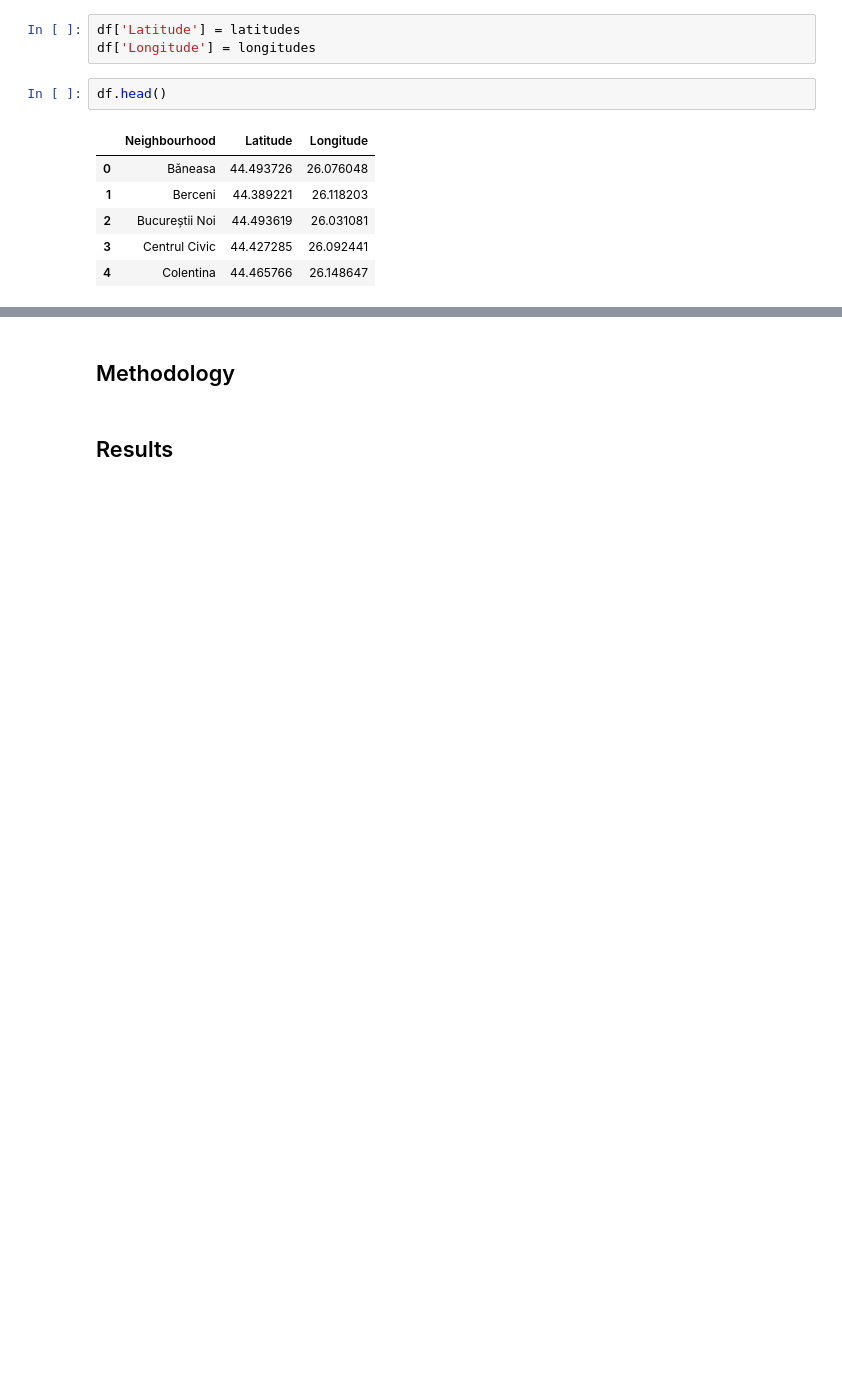
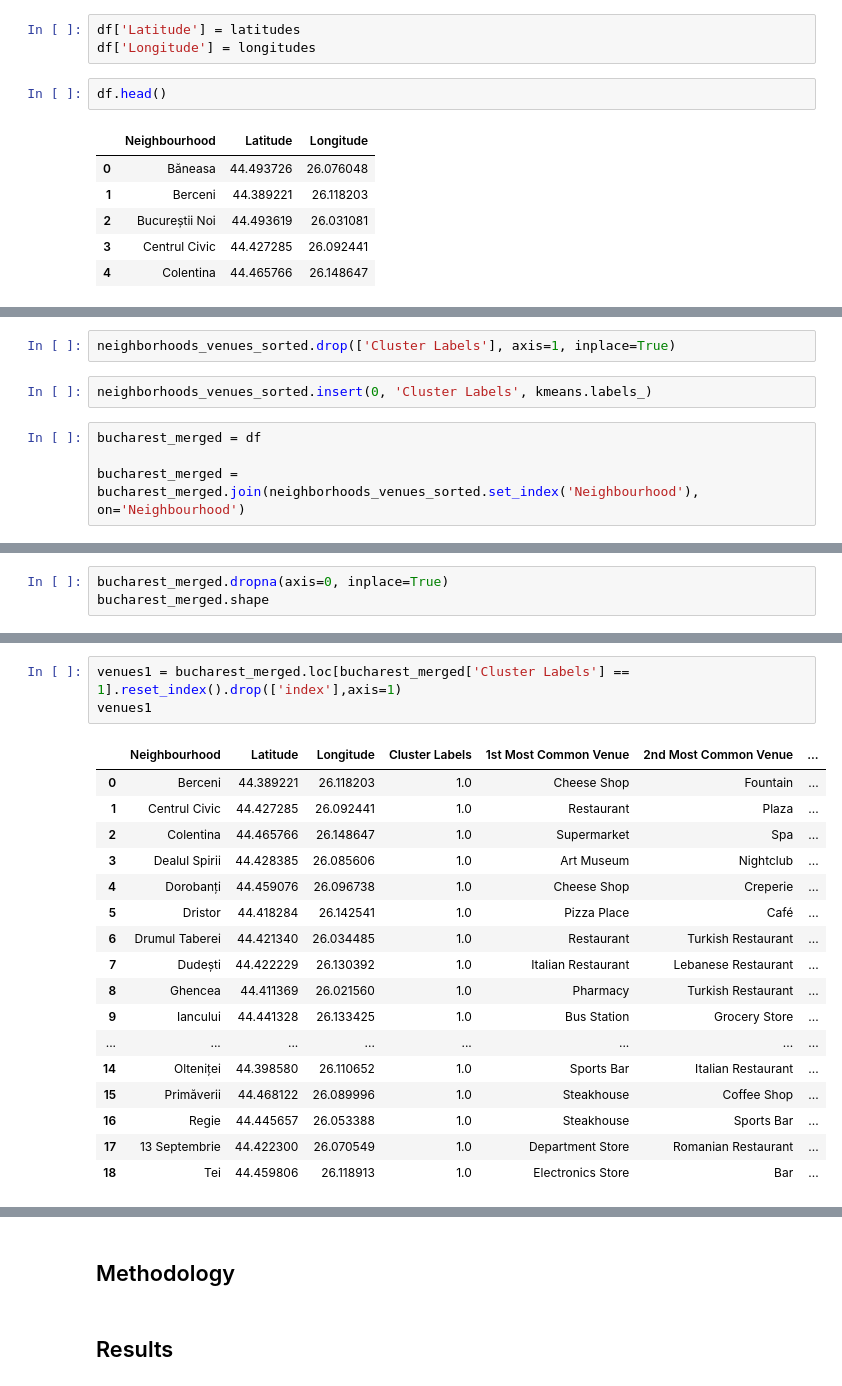
Before and after one commit to silvyshor/Phyton-SQL-projects-for-IBM-Data-Science, a Jupyter notebook: Silvia's 'Dress to Impress' Project.ipynb, the cells around one changed output, grey strips where cells are left out. Cells and saved outputs as stored; diff of their text form; blank space fills up the shorter version.

```diff
--- a/Silvia's 'Dress to Impress' Project.ipynb
+++ b/Silvia's 'Dress to Impress' Project.ipynb
@@ -126,0 +472,8 @@ df.head()
+# %%
+neighborhoods_venues_sorted.drop(['Cluster Labels'], axis=1, inplace=True)
+# %%
+neighborhoods_venues_sorted.insert(0, 'Cluster Labels', kmeans.labels_)
+# %%
+bucharest_merged = df
+
+bucharest_merged = bucharest_merged.join(neighborhoods_venues_sorted.set_index('Neighbourhood'), on='Neighbourhood')
@@ -126,0 +495,3 @@ df.head()
+# %%
+bucharest_merged.dropna(axis=0, inplace=True)
+bucharest_merged.shape
@@ -126,0 +564,21 @@ df.head()
+# %%
+venues1 = bucharest_merged.loc[bucharest_merged['Cluster Labels'] == 1].reset_index().drop(['index'],axis=1)
+venues1
+# %% [output]
+|  | Neighbourhood | Latitude | Longitude | Cluster Labels | 1st Most Common Venue | 2nd Most Common Venue | ... |
+| 0 | Berceni | 44.389221 | 26.118203 | 1.0 | Cheese Shop | Fountain | ... |
+| 1 | Centrul Civic | 44.427285 | 26.092441 | 1.0 | Restaurant | Plaza | ... |
+| 2 | Colentina | 44.465766 | 26.148647 | 1.0 | Supermarket | Spa | ... |
+| 3 | Dealul Spirii | 44.428385 | 26.085606 | 1.0 | Art Museum | Nightclub | ... |
+| 4 | Dorobanți | 44.459076 | 26.096738 | 1.0 | Cheese Shop | Creperie | ... |
+| 5 | Dristor | 44.418284 | 26.142541 | 1.0 | Pizza Place | Café | ... |
+| 6 | Drumul Taberei | 44.421340 | 26.034485 | 1.0 | Restaurant | Turkish Restaurant | ... |
+| 7 | Dudești | 44.422229 | 26.130392 | 1.0 | Italian Restaurant | Lebanese Restaurant | ... |
+| 8 | Ghencea | 44.411369 | 26.021560 | 1.0 | Pharmacy | Turkish Restaurant | ... |
+| 9 | Iancului | 44.441328 | 26.133425 | 1.0 | Bus Station | Grocery Store | ... |
+| ... | ... | ... | ... | ... | ... | ... | ... |
+| 14 | Olteniței | 44.398580 | 26.110652 | 1.0 | Sports Bar | Italian Restaurant | ... |
+| 15 | Primăverii | 44.468122 | 26.089996 | 1.0 | Steakhouse | Coffee Shop | ... |
+| 16 | Regie | 44.445657 | 26.053388 | 1.0 | Steakhouse | Sports Bar | ... |
+| 17 | 13 Septembrie | 44.422300 | 26.070549 | 1.0 | Department Store | Romanian Restaurant | ... |
+| 18 | Tei | 44.459806 | 26.118913 | 1.0 | Electronics Store | Bar | ... |
```
Also changed, not shown: parts of 57 cells of this notebook.
